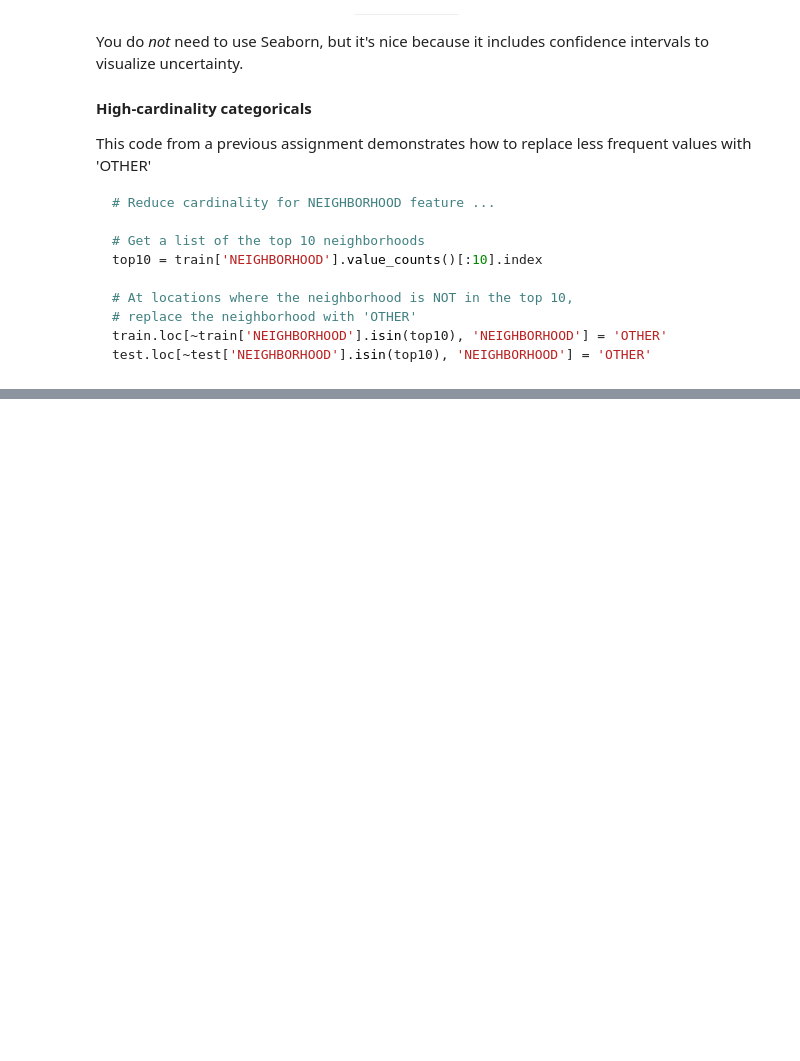
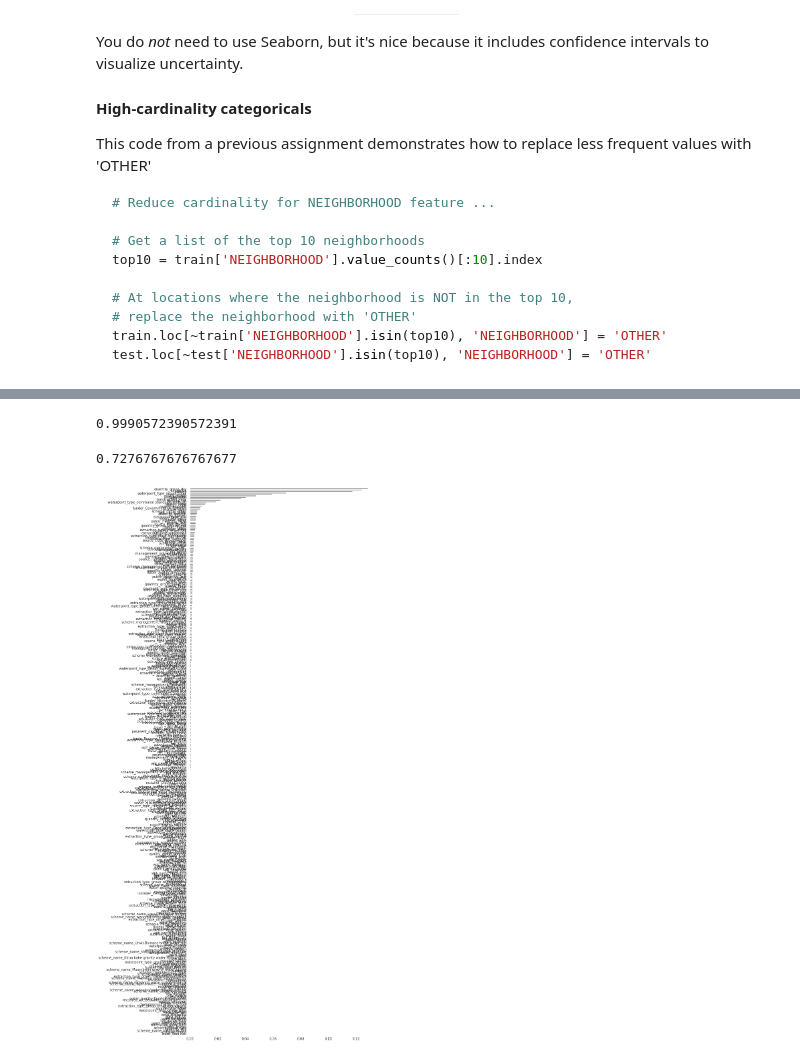
Before and after one commit to bloominstituteoftechnology/DS-Unit-2-Kaggle-Challenge, a Jupyter notebook: module1-decision-trees/LS_DS_221_assignment.ipynb, the cells around one changed output, grey strips where cells are left out. Saved outputs shown, nothing was run; the diff lists cells and outputs as text; code cells hidden in the pictures; blank space fills up the shorter version.

```diff
--- a/module1-decision-trees/LS_DS_221_assignment.ipynb
+++ b/module1-decision-trees/LS_DS_221_assignment.ipynb
@@ -99,0 +130,3 @@ train.shape, test.shape
+# %%
+train, val = train_test_split(train, random_state=42, stratify=train['status_group'])
+train.shape, val.shape
@@ -104,0 +164,7 @@ profile
+# %%
+# Too many categorical vars with high cardinality
+
+too_many = train.columns[(train.nunique()>25) & (train.dtypes==object)]
+for col in too_many:
+  idx = train[col].isin(train[col].value_counts()[25:].index)
+  train[col][idx] = 'other'
@@ -104,0 +176,8 @@ profile
+# %%
+target = 'status_group'
+features = set(train.columns) - set([target])
+
+X_train = train[features]
+y_train = train[target]
+X_val = val[features]
+y_val = val[target]
@@ -104,0 +189,5 @@ profile
+# %%
+pipeline = make_pipeline(ce.OneHotEncoder(use_cat_names=True),
+                    SimpleImputer(),
+                    DecisionTreeClassifier(random_state=42))
+pipeline.fit(X_train,y_train)
@@ -104,0 +212,8 @@ profile
+# %%
+pipeline.score(X_train,y_train)
+# %% [output]
+0.9990572390572391
+# %%
+pipeline.score(X_val,y_val)
+# %% [output]
+0.7276767676767677
@@ -104,0 +222,9 @@ profile
+# %%
+model = pipeline.named_steps['decisiontreeclassifier']
+encoder = pipeline.named_steps['onehotencoder']
+encoded_columns = encoder.transform(X_train).columns
+importances = pd.Series(model.feature_importances_, encoded_columns)
+plt.figure(figsize=(10,30))
+importances.sort_values().plot.barh(color='grey');
+# %% [output]
+[figure, added]
```
Also changed, not shown: parts of 12 cells of this notebook.
